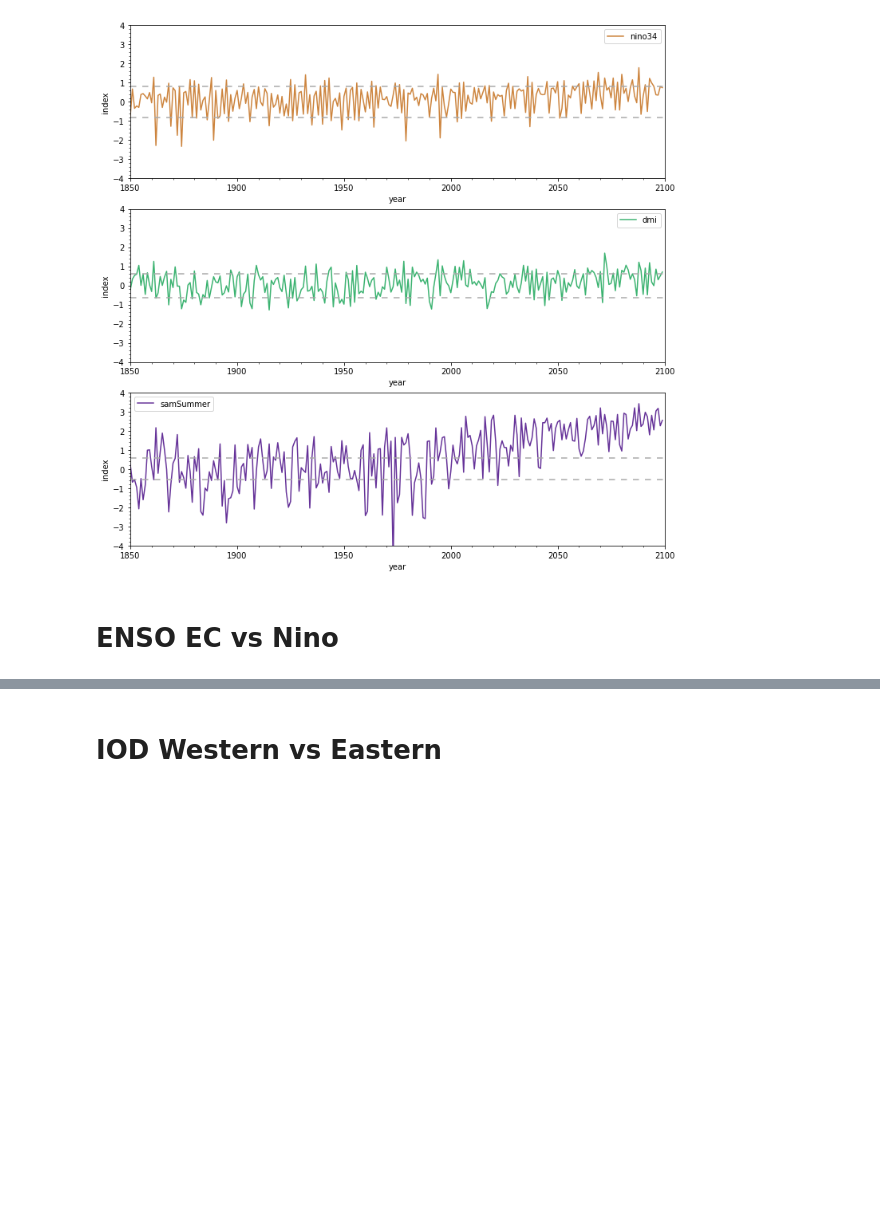
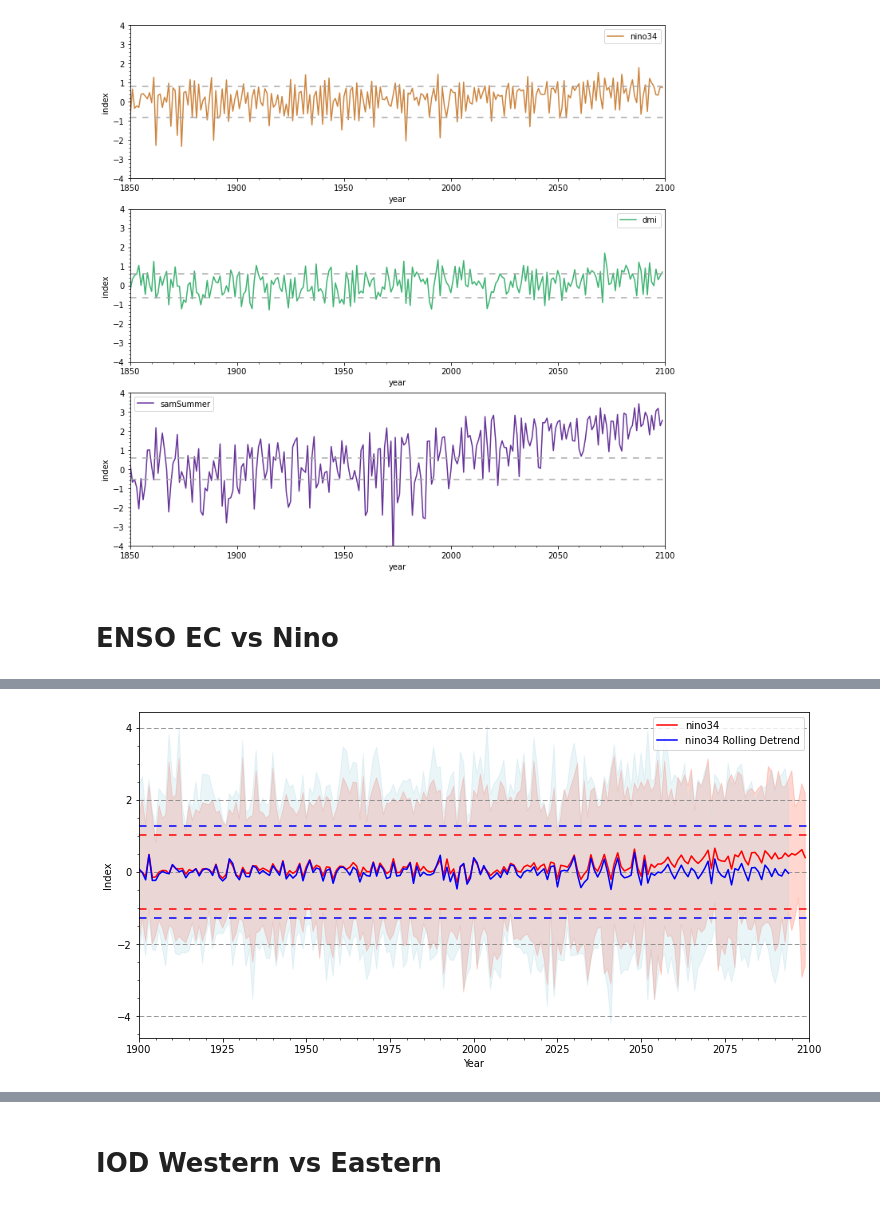
Before and after one commit to anton-seaice/compound, a Jupyter notebook: cmipIndeces.ipynb, the cells around one changed output, grey strips where cells are left out. Saved outputs shown, nothing was run; the diff lists cells and outputs as text; code cells hidden in the pictures; blank space fills up the shorter version.

```diff
--- a/cmipIndeces.ipynb
+++ b/cmipIndeces.ipynb
@@ -198,0 +202,27 @@ plt.legend(['nino34 No Detrend', 'nino4 No Detrend', 'Global Equatorial SST'])
+# %%
+overlaidEmergePlot(
+    # data of interest is the dmi and inverted eastern IO
+    xarray.merge([
+        results['nino34'],
+        (
+            results['nino34NoDetrend']
+            -results['nino34NoDetrend'].rolling(year=11,center=True).mean('year')
+        ).rename('nino34 Rolling Detrend')
+    ]),
+    xarray.merge([
+        piControlXr['nino34'],
+        (
+            piControlXr['nino34NoDetrend']
+            -piControlXr['nino34NoDetrend'].rolling(year=11,center=True).mean('year')
+        ).rename('nino34 Rolling Detrend')
+    ])
+)
+
+plt.ylabel('Index')
+#plt.ylim([-2,2])
+plt.xlim([1900,2100])
+plt.grid(axis='y', color='grey', dashes=[6,3])
+#plt.legend(['nino34', 'nino34 Rolling DeTrend'])
+#plt.savefig('results/dmiVsEastIO.png')
+# %% [output]
+[figure, added]
```
Also changed, not shown: parts of 16 cells of this notebook, 8 other files.
